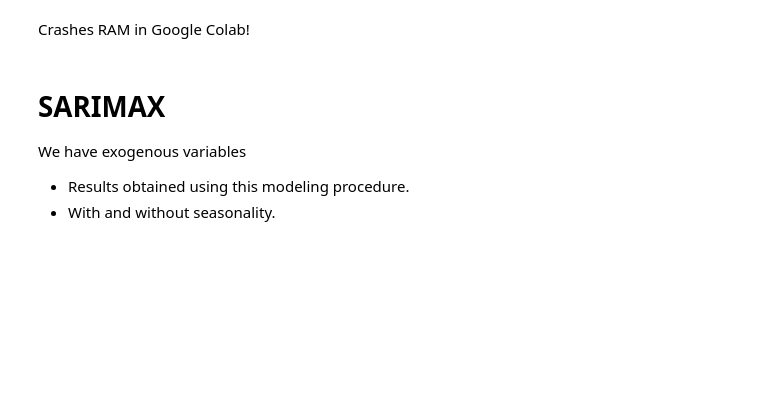
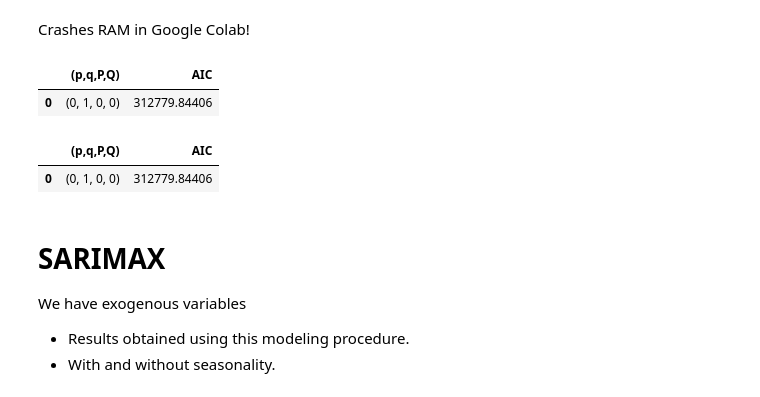
Before and after one commit to DiegoLopezAroca/Multivariate-Time-Series-Forecasting-of-Energy-Consumption-in-the-Steel-Industry, a Jupyter notebook: Advanced_ML_D2_2.ipynb, the cells around one changed output. Drawn from its saved outputs; the diff is of its cells as text; code cells hidden in the pictures; blank space fills up the shorter version.

```diff
--- a/Advanced_ML_D2_2.ipynb
+++ b/Advanced_ML_D2_2.ipynb
@@ -616,7 +616,14 @@ Crashes RAM in Google Colab!
 # %%
 # Let's try it!
 SARIMA_result_df = optimize_SARIMA(train['Usage_kWh'], SARIMA_order_list, d, D, s)
-SARIMA_result_df
+# %% [output]
+|  | (p,q,P,Q) | AIC |
+| 0 | (0, 1, 0, 0) | 312779.84406 |
+# %%
+SARIMA_result_df.head()
+# %% [output]
+|  | (p,q,P,Q) | AIC |
+| 0 | (0, 1, 0, 0) | 312779.84406 |
 # %% [markdown]
 # SARIMAX
 We have exogenous variables
```
Also changed, not shown: parts of 1 cell of this notebook.
